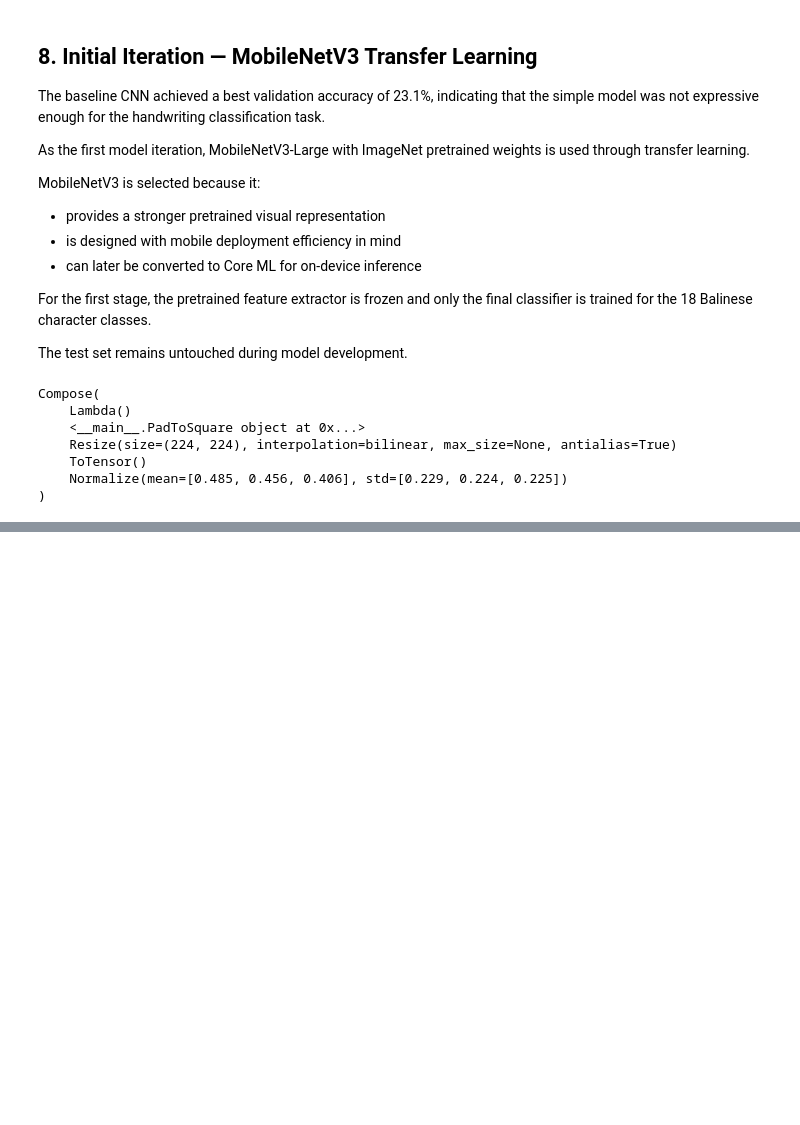
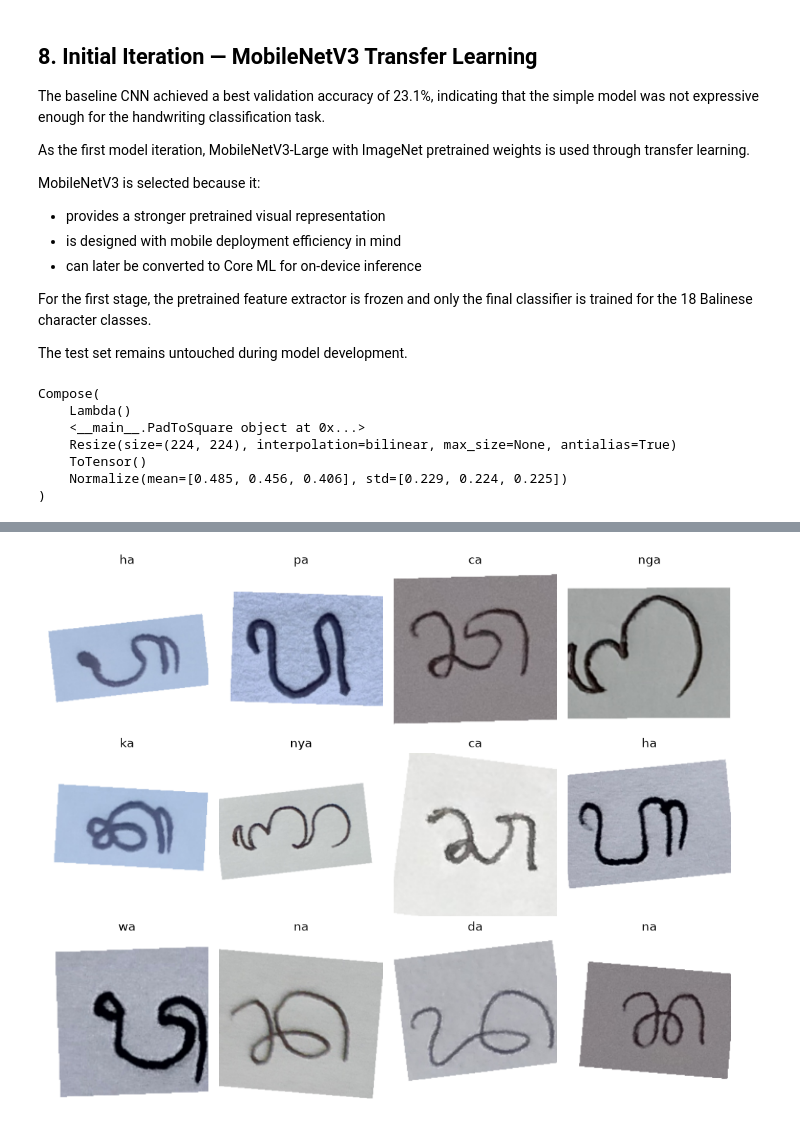
Before and after one commit to KeweKiwi/lekha-handwriting-ml, a Jupyter notebook: notebooks/02_baseline_training.ipynb, the cells around one changed output, grey strips where cells are left out. Saved outputs shown, nothing was run; the diff lists cells and outputs as text; code cells hidden in the pictures; blank space fills up the shorter version.

```diff
--- a/notebooks/02_baseline_training.ipynb
+++ b/notebooks/02_baseline_training.ipynb
@@ -558,0 +573,18 @@ Compose(
+# %%
+from torchvision import transforms
+
+imagenet_mean = [0.485, 0.456, 0.406]
+imagenet_std = [0.229, 0.224, 0.225]
+
+mobilenet_transform = transforms.Compose([
+    transforms.Lambda(lambda img: img.convert("RGB")),
+    PadToSquare(),
+    transforms.Resize((224, 224)),
+    transforms.ToTensor(),
+    transforms.Normalize(
+        mean=imagenet_mean,
+        std=imagenet_std
+    )
+])
+
+print(mobilenet_transform)
@@ -558,0 +1457,41 @@ Compose(
+# %%
+import random
+import matplotlib.pyplot as plt
+from PIL import Image
+
+sample_rows = train_df.sample(
+    n=12,
+    random_state=42
+).reset_index(drop=True)
+
+fig, axes = plt.subplots(
+    3,
+    4,
+    figsize=(10, 8)
+)
+
+for ax, (_, row) in zip(
+    axes.flat,
+    sample_rows.iterrows()
+):
+    image = Image.open(row["path"])
+
+    augmented = mobilenet_train_transform_aug(image)
+
+    # Undo ImageNet normalization for visualization
+    augmented = augmented.permute(1, 2, 0)
+
+    mean = torch.tensor(imagenet_mean)
+    std = torch.tensor(imagenet_std)
+
+    augmented = augmented * std + mean
+    augmented = augmented.clamp(0, 1)
+
+    ax.imshow(augmented)
+    ax.set_title(row["label"])
+    ax.axis("off")
+
+plt.tight_layout()
+plt.show()
+# %% [output]
+[figure, added]
```
Also changed, not shown: parts of 50 cells of this notebook.
